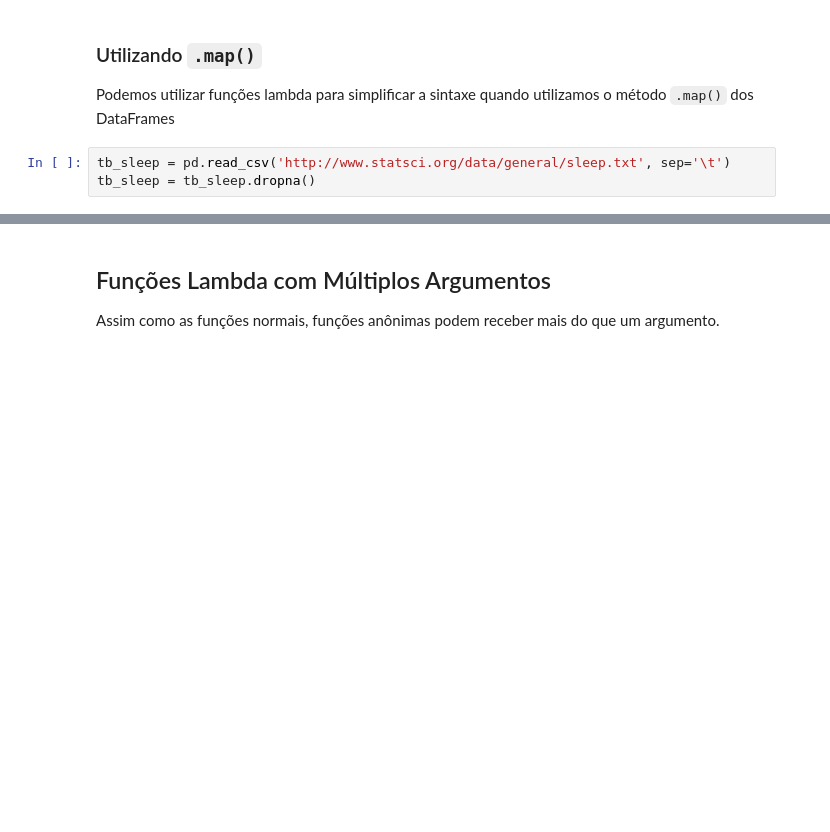
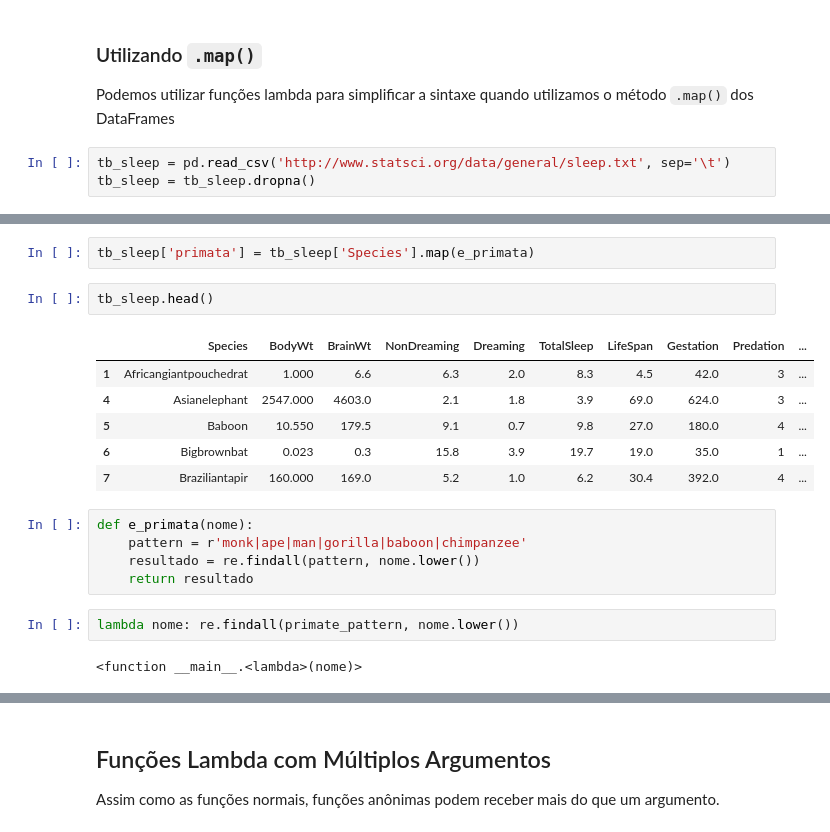
Before and after one commit to sadguilherme/99_PT_JAN2023, a Jupyter notebook: aulas/20230214 Funções Lambda.ipynb, the cells around one changed output, grey strips where cells are left out. Saved outputs shown, nothing was run; the diff lists cells and outputs as text; blank space fills up the shorter version.

```diff
--- a/aulas/20230214 Funções Lambda.ipynb
+++ b/aulas/20230214 Funções Lambda.ipynb
@@ -111,2 +198,22 @@ tb_sleep = tb_sleep.dropna()
+# %%
+tb_sleep['primata'] = tb_sleep['Species'].map(e_primata)
+# %%
+tb_sleep.head()
+# %% [output]
+|  | Species | BodyWt | BrainWt | NonDreaming | Dreaming | TotalSleep | LifeSpan | Gestation | Predation | ... |
+| 1 | Africangiantpouchedrat | 1.000 | 6.6 | 6.3 | 2.0 | 8.3 | 4.5 | 42.0 | 3 | ... |
+| 4 | Asianelephant | 2547.000 | 4603.0 | 2.1 | 1.8 | 3.9 | 69.0 | 624.0 | 3 | ... |
+| 5 | Baboon | 10.550 | 179.5 | 9.1 | 0.7 | 9.8 | 27.0 | 180.0 | 4 | ... |
+| 6 | Bigbrownbat | 0.023 | 0.3 | 15.8 | 3.9 | 19.7 | 19.0 | 35.0 | 1 | ... |
+| 7 | Braziliantapir | 160.000 | 169.0 | 5.2 | 1.0 | 6.2 | 30.4 | 392.0 | 4 | ... |
+# %%
+def e_primata(nome):
+    pattern = r'monk|ape|man|gorilla|baboon|chimpanzee'
+    resultado = re.findall(pattern, nome.lower())
+    return resultado
+# %%
+lambda nome: re.findall(primate_pattern, nome.lower())
+# %% [output]
+<function __main__.<lambda>(nome)>
 # %%
 primate_pattern = r'monk|ape|man|gorilla|baboon|chimpanzee'
```
Also changed, not shown: parts of 60 cells of this notebook.
